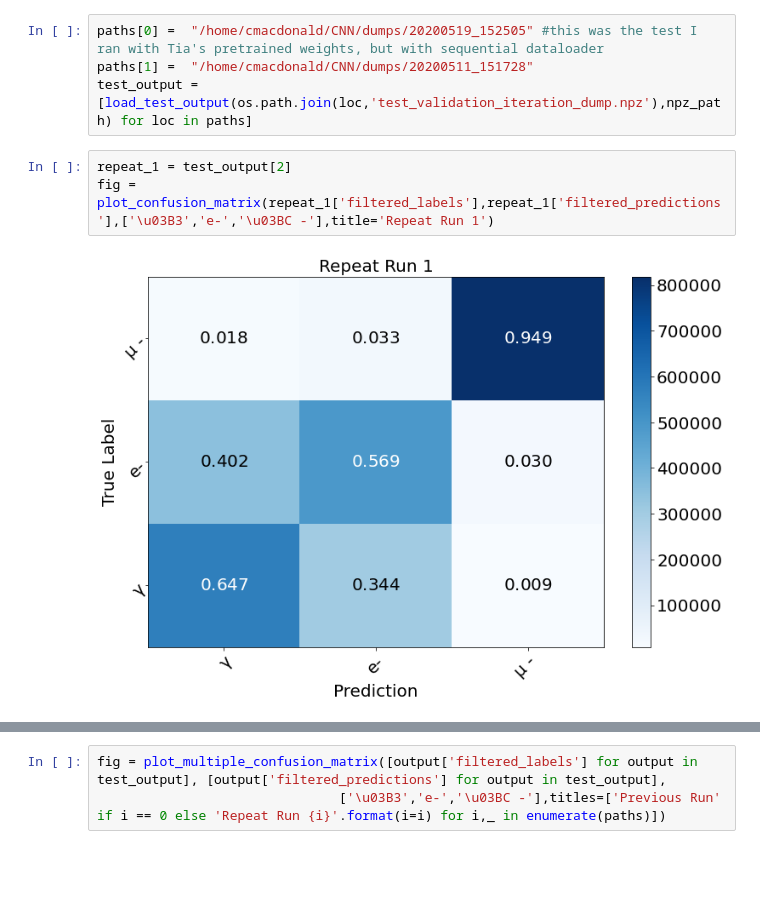
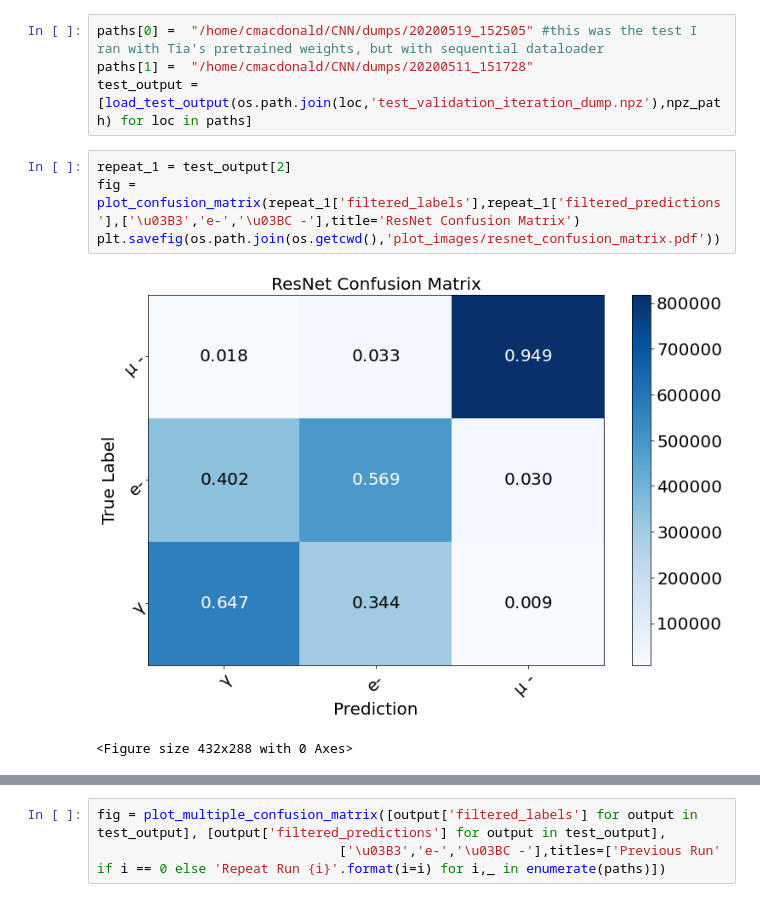
Before and after one commit to WatChMaL/CNN, a Jupyter notebook: Repeating_Classifier_Training/8. Comparing Additional Training and Testing Runs.ipynb, the cells around one changed output, grey strips where cells are left out. Saved outputs shown, nothing was run; the diff lists cells and outputs as text; blank space fills up the shorter version.

```diff
--- a/Repeating_Classifier_Training/8. Comparing Additional Training and Testing Runs.ipynb
+++ b/Repeating_Classifier_Training/8. Comparing Additional Training and Testing Runs.ipynb
@@ -78,9 +79,11 @@ paths[1] =  "/home/cmacdonald/CNN/dumps/20200511_151728"
 test_output = [load_test_output(os.path.join(loc,'test_validation_iteration_dump.npz'),npz_path) for loc in paths]
 # %%
 repeat_1 = test_output[2]
-fig = plot_confusion_matrix(repeat_1['filtered_labels'],repeat_1['filtered_predictions'],['\u03B3','e-','\u03BC -'],title='Repeat Run 1')
+fig = plot_confusion_matrix(repeat_1['filtered_labels'],repeat_1['filtered_predictions'],['\u03B3','e-','\u03BC -'],title='ResNet Confusion Matrix')
+plt.savefig(os.path.join(os.getcwd(),'plot_images/resnet_confusion_matrix.pdf'))
 # %% [output]
-[figure, old version]
+[figure, new version]
+<Figure size 432x288 with 0 Axes>
 # %%
 collapsed_sm_1, collapsed_labels_1, collapsed_predictions_1= collapse_test_output(repeat_1['filtered_softmaxes'],
                                                                  repeat_1['filtered_labels'],
```
Also changed, not shown: parts of 24 cells of this notebook, 29 other files.
